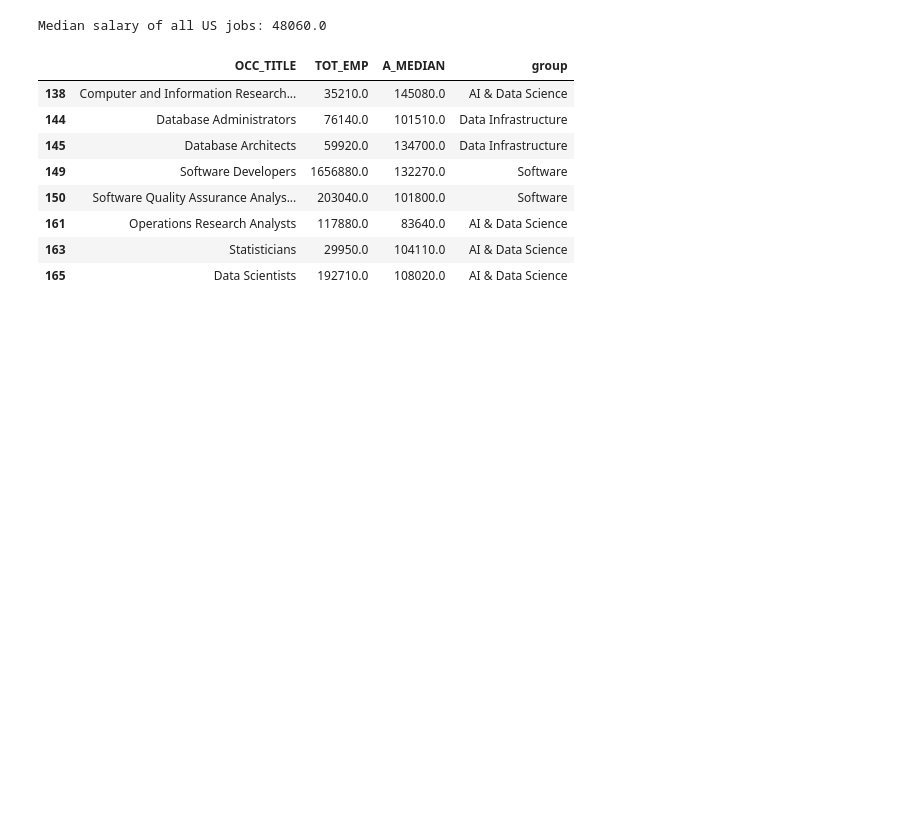
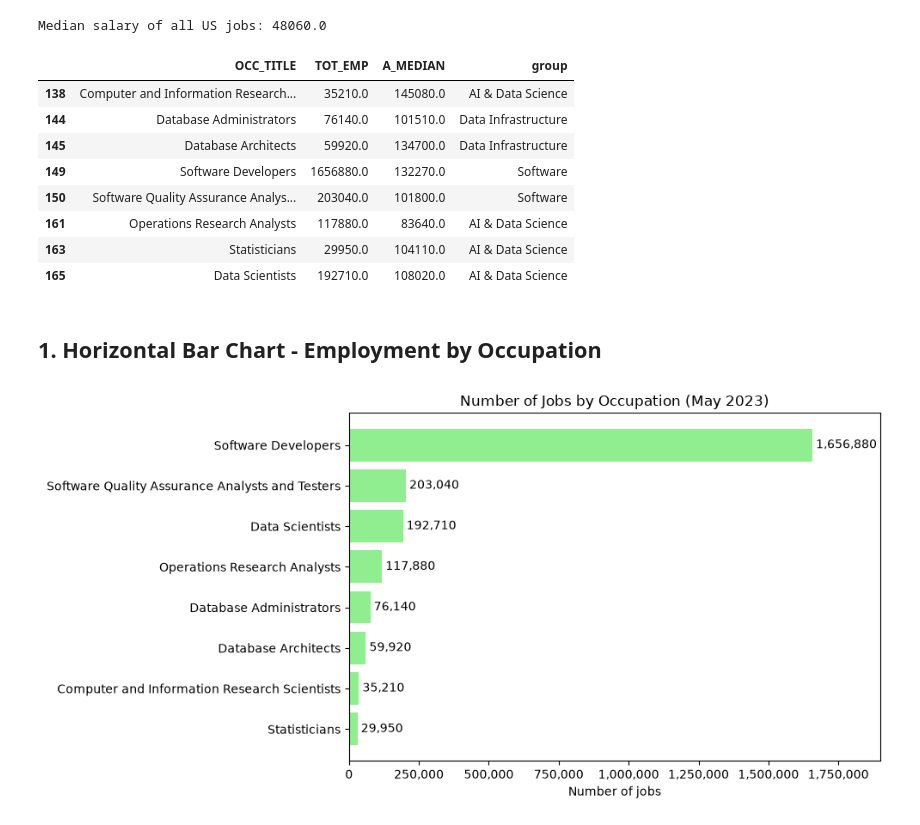
Before and after one commit to 2024658/Data_Visualisation_CA1, a Jupyter notebook: employment_analysis.ipynb, the cells around one changed output. Cells and saved outputs as stored; diff of their text form; code cells hidden in the pictures; blank space fills up the shorter version.

Commit message:
Created horizontal bar chart and broke it down

```diff
--- a/employment_analysis.ipynb
+++ b/employment_analysis.ipynb
@@ -64,3 +64,19 @@ Median salary of all US jobs: 48060.0
 | 161 | Operations Research Analysts | 117880.0 | 83640.0 | AI & Data Science |
 | 163 | Statisticians | 29950.0 | 104110.0 | AI & Data Science |
 | 165 | Data Scientists | 192710.0 | 108020.0 | AI & Data Science |
+# %% [markdown]
+## 1. Horizontal Bar Chart - Employment by Occupation
+# %%
+emp = nat.sort_values("TOT_EMP")
+
+plt.figure(figsize=(10, 5))
+bars = plt.barh(emp["OCC_TITLE"], emp["TOT_EMP"], color="lightgreen")
+plt.bar_label(bars, fmt="{:,.0f}", padding=3)
+plt.gca().xaxis.set_major_formatter(StrMethodFormatter("{x:,.0f}"))
+plt.xlim(0, 1_900_000)
+plt.title("Number of Jobs by Occupation (May 2023)")
+plt.xlabel("Number of jobs")
+plt.tight_layout()
+plt.show()
+# %% [output]
+[figure, added]
```
Also changed, not shown: parts of 1 cell of this notebook.
